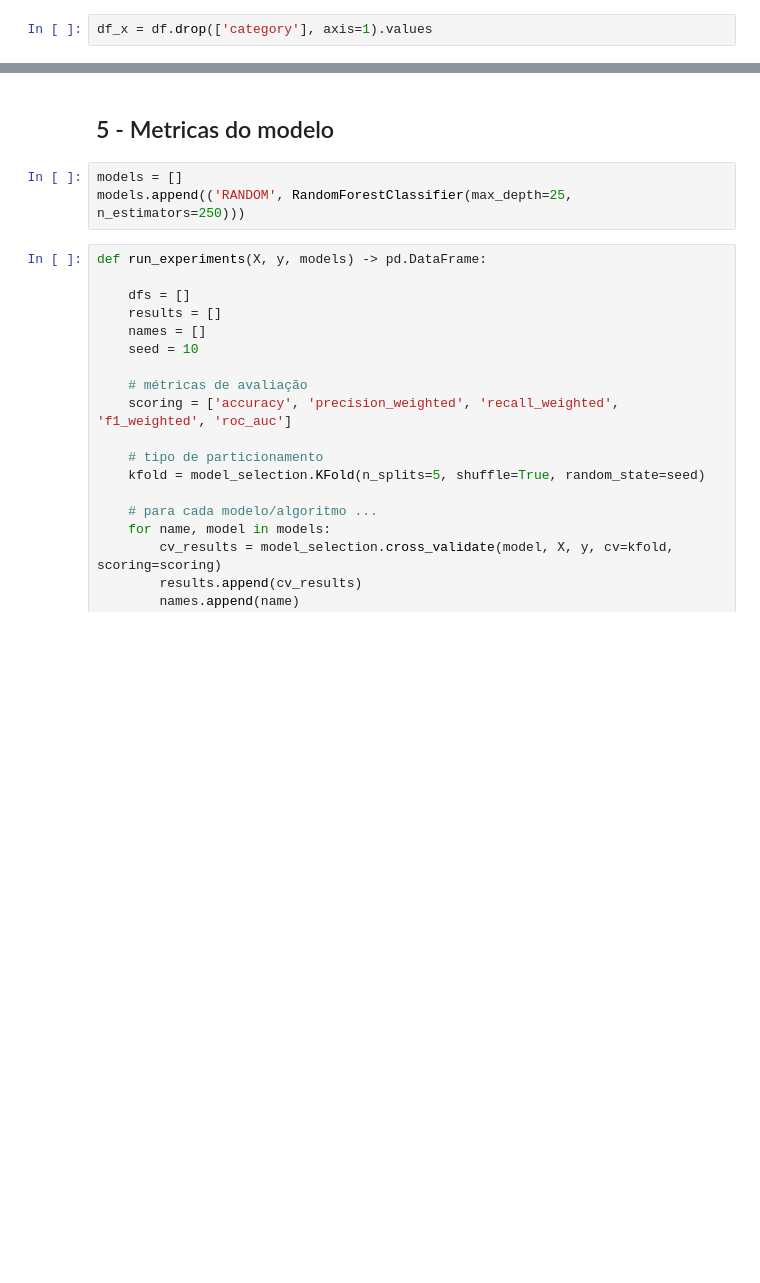
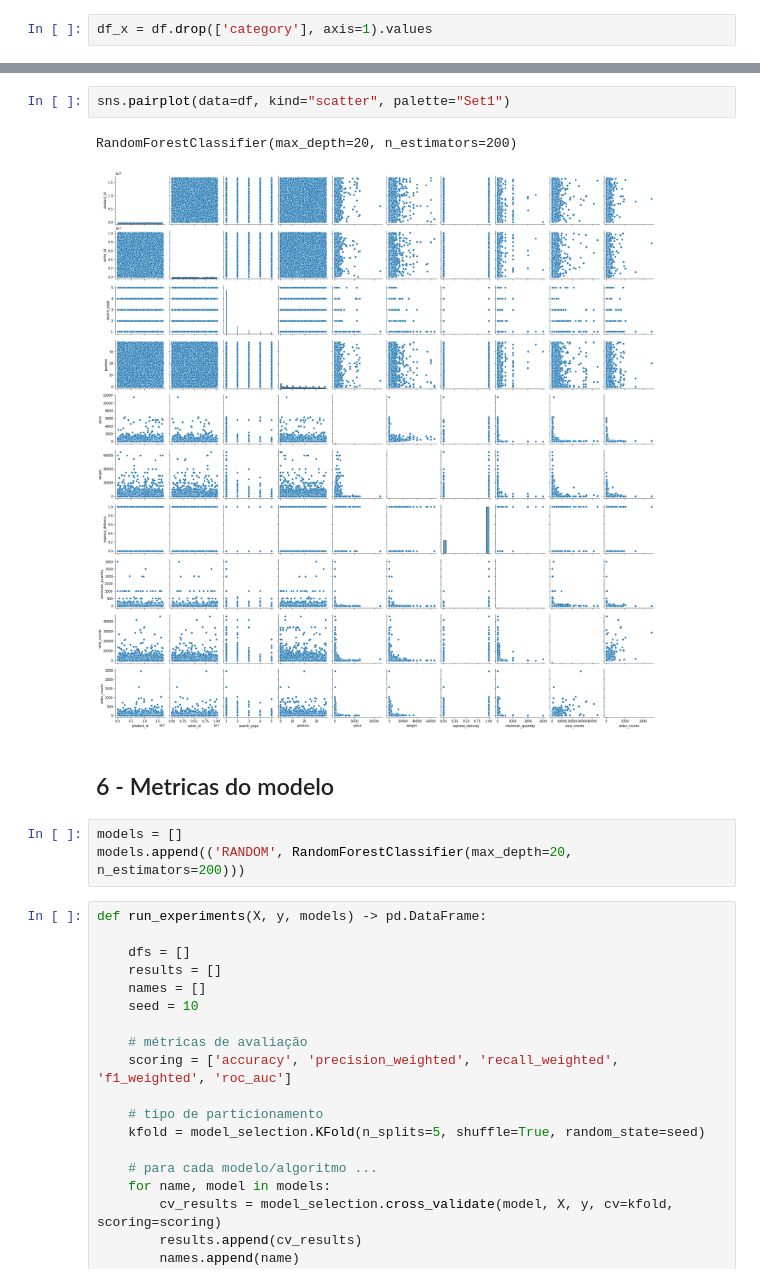
Before and after one commit to Chikuji/intelligent-systems-project, a Jupyter notebook: training/trainer.ipynb, the cells around one changed output, grey strips where cells are left out. Saved outputs shown, nothing was run; the diff lists cells and outputs as text; blank space fills up the shorter version.

```diff
--- a/training/trainer.ipynb
+++ b/training/trainer.ipynb
@@ -178,8 +184,13 @@ RandomForestClassifier(max_depth=25, n_estimators=250)
+# %%
+sns.pairplot(data=df, kind="scatter", palette="Set1")
+# %% [output]
+RandomForestClassifier(max_depth=20, n_estimators=200)
+[figure, added]
 # %% [markdown]
-## 5 - Metricas do modelo
+## 6 - Metricas do modelo
 # %%
 models = []
-models.append(('RANDOM', RandomForestClassifier(max_depth=25, n_estimators=250)))
+models.append(('RANDOM', RandomForestClassifier(max_depth=20, n_estimators=200)))
 # %%
 def run_experiments(X, y, models) -> pd.DataFrame:
 
```
Also changed, not shown: parts of 30 cells of this notebook.
